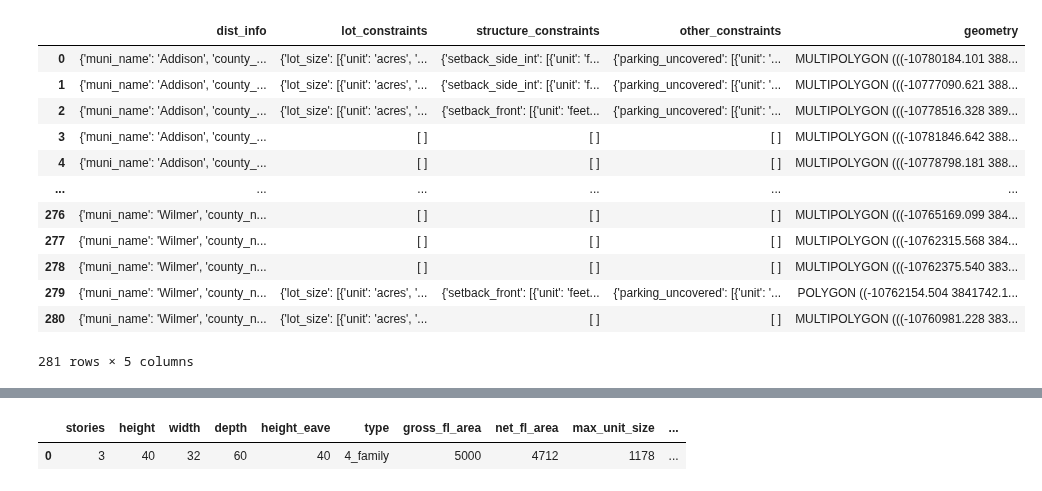
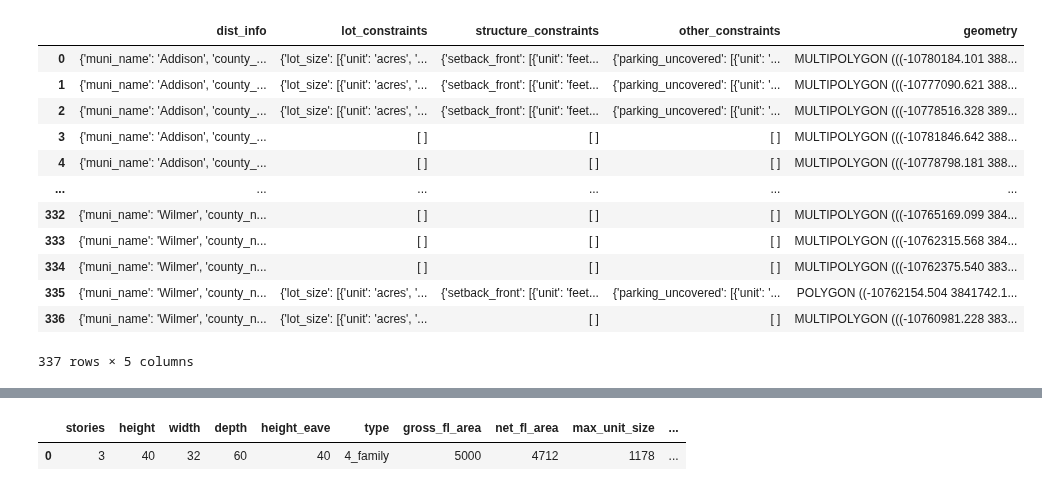
Before and after one commit to HOUPU1993/tidyzoning, a Jupyter notebook: test.ipynb, the cells around one changed output, grey strips where cells are left out. Cells and saved outputs as stored; diff of their text form; code cells hidden in the pictures.

```diff
--- a/test.ipynb
+++ b/test.ipynb
@@ -55,28 +55,28 @@ from tidyzoning.check_footprint import check_footprint
 # %%
 '''read the tidyzoning file'''
 
 # Set the directory path
-folder_path = r"C:\Users\Admin\Desktop\New folder (6)/ozfs"
+folder_path = r"C:\Users\Admin\Desktop\New folder (6)/dallas_ozfs"
 # Get all GeoJSON files
 geojson_files = [f for f in os.listdir(folder_path) if f.endswith('.geojson')]
 # Read and merge all GeoJSON files
 gdfs = [gpd.read_file(os.path.join(folder_path, file)) for file in geojson_files]
 tidyzoning = gpd.GeoDataFrame(pd.concat(gdfs, ignore_index=True))
 tidyzoning = tidyzoning.to_crs(3857)
 # Remove rows where geometry is None
 tidyzoning = tidyzoning[tidyzoning["geometry"].notnull()].reset_index(drop=True)
 tidyzoning
 # %% [output]
 |  | dist_info | lot_constraints | structure_constraints | other_constraints | geometry |
-| 0 | {'muni_name': 'Addison', 'county_... | {'lot_size': [{'unit': 'acres', '... | {'setback_side_int': [{'unit': 'f... | {'parking_uncovered': [{'unit': '... | MULTIPOLYGON (((-10780184.101 388... |
-| 1 | {'muni_name': 'Addison', 'county_... | {'lot_size': [{'unit': 'acres', '... | {'setback_side_int': [{'unit': 'f... | {'parking_uncovered': [{'unit': '... | MULTIPOLYGON (((-10777090.621 388... |
+| 0 | {'muni_name': 'Addison', 'county_... | {'lot_size': [{'unit': 'acres', '... | {'setback_front': [{'unit': 'feet... | {'parking_uncovered': [{'unit': '... | MULTIPOLYGON (((-10780184.101 388... |
+| 1 | {'muni_name': 'Addison', 'county_... | {'lot_size': [{'unit': 'acres', '... | {'setback_front': [{'unit': 'feet... | {'parking_uncovered': [{'unit': '... | MULTIPOLYGON (((-10777090.621 388... |
 | 2 | {'muni_name': 'Addison', 'county_... | {'lot_size': [{'unit': 'acres', '... | {'setback_front': [{'unit': 'feet... | {'parking_uncovered': [{'unit': '... | MULTIPOLYGON (((-10778516.328 389... |
 | 3 | {'muni_name': 'Addison', 'county_... | [ ] | [ ] | [ ] | MULTIPOLYGON (((-10781846.642 388... |
 | 4 | {'muni_name': 'Addison', 'county_... | [ ] | [ ] | [ ] | MULTIPOLYGON (((-10778798.181 388... |
 | ... | ... | ... | ... | ... | ... |
-| 276 | {'muni_name': 'Wilmer', 'county_n... | [ ] | [ ] | [ ] | MULTIPOLYGON (((-10765169.099 384... |
-| 277 | {'muni_name': 'Wilmer', 'county_n... | [ ] | [ ] | [ ] | MULTIPOLYGON (((-10762315.568 384... |
-| 278 | {'muni_name': 'Wilmer', 'county_n... | [ ] | [ ] | [ ] | MULTIPOLYGON (((-10762375.540 383... |
-| 279 | {'muni_name': 'Wilmer', 'county_n... | {'lot_size': [{'unit': 'acres', '... | {'setback_front': [{'unit': 'feet... | {'parking_uncovered': [{'unit': '... | POLYGON ((-10762154.504 3841742.1... |
-| 280 | {'muni_name': 'Wilmer', 'county_n... | {'lot_size': [{'unit': 'acres', '... | [ ] | [ ] | MULTIPOLYGON (((-10760981.228 383... |
+| 332 | {'muni_name': 'Wilmer', 'county_n... | [ ] | [ ] | [ ] | MULTIPOLYGON (((-10765169.099 384... |
+| 333 | {'muni_name': 'Wilmer', 'county_n... | [ ] | [ ] | [ ] | MULTIPOLYGON (((-10762315.568 384... |
+| 334 | {'muni_name': 'Wilmer', 'county_n... | [ ] | [ ] | [ ] | MULTIPOLYGON (((-10762375.540 383... |
+| 335 | {'muni_name': 'Wilmer', 'county_n... | {'lot_size': [{'unit': 'acres', '... | {'setback_front': [{'unit': 'feet... | {'parking_uncovered': [{'unit': '... | POLYGON ((-10762154.504 3841742.1... |
+| 336 | {'muni_name': 'Wilmer', 'county_n... | {'lot_size': [{'unit': 'acres', '... | [ ] | [ ] | MULTIPOLYGON (((-10760981.228 383... |
-281 rows × 5 columns
+337 rows × 5 columns
```
Also changed, not shown: parts of 25 cells of this notebook, 2 other files.
